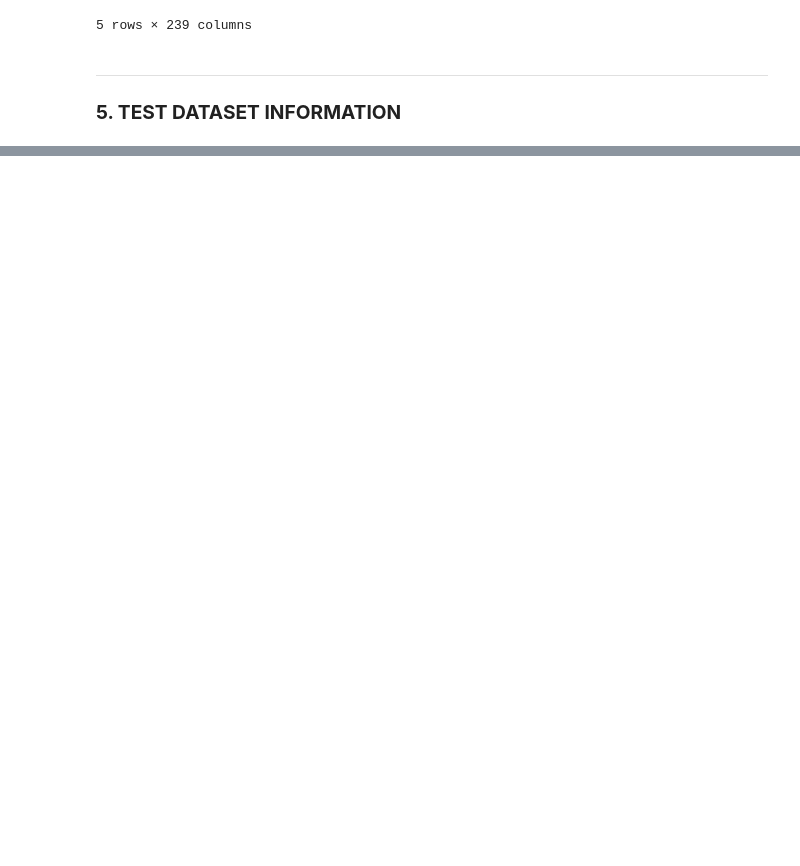
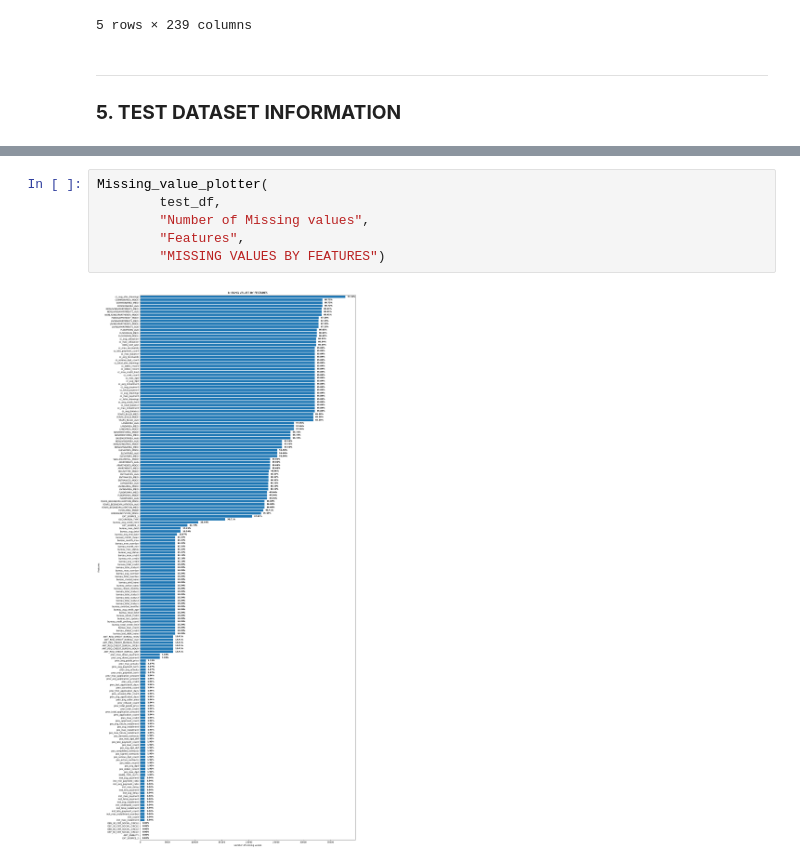
Before and after one commit to Yuvaraj-Dey-2006/House-Credit-Prediction, a Jupyter notebook: EDA/home-credit-EDA.ipynb, the cells around one changed output, grey strips where cells are left out. Drawn from its saved outputs; the diff is of its cells as text; blank space fills up the shorter version.

```diff
--- a/EDA/home-credit-EDA.ipynb
+++ b/EDA/home-credit-EDA.ipynb
@@ -141,0 +120,8 @@ plt.show()
+# %%
+Missing_value_plotter(
+        test_df,
+        "Number of Missing values",
+        "Features",
+        "MISSING VALUES BY FEATURES")
+# %% [output]
+[figure, added]
```
Also changed, not shown: parts of 7 cells of this notebook.
